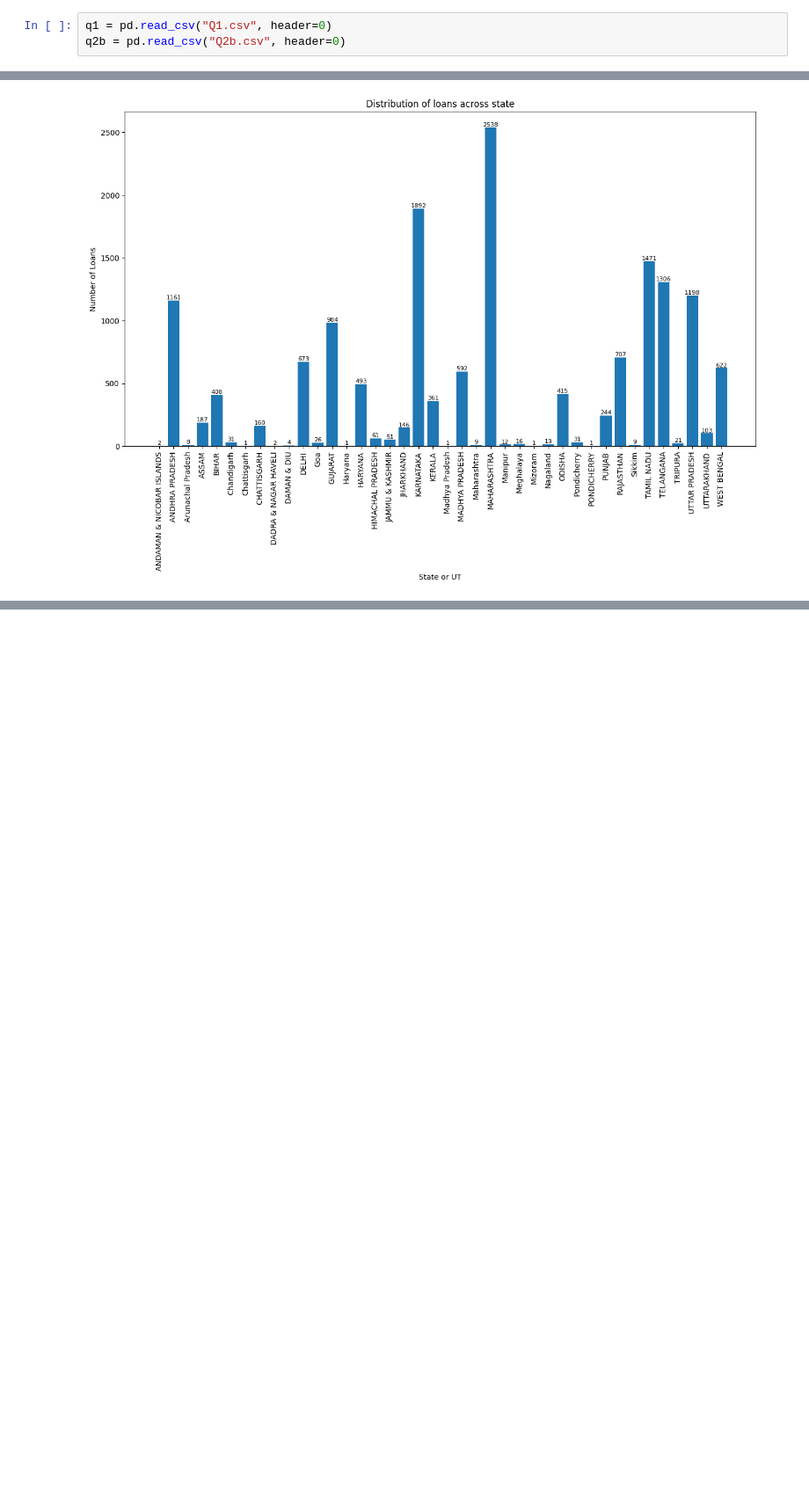
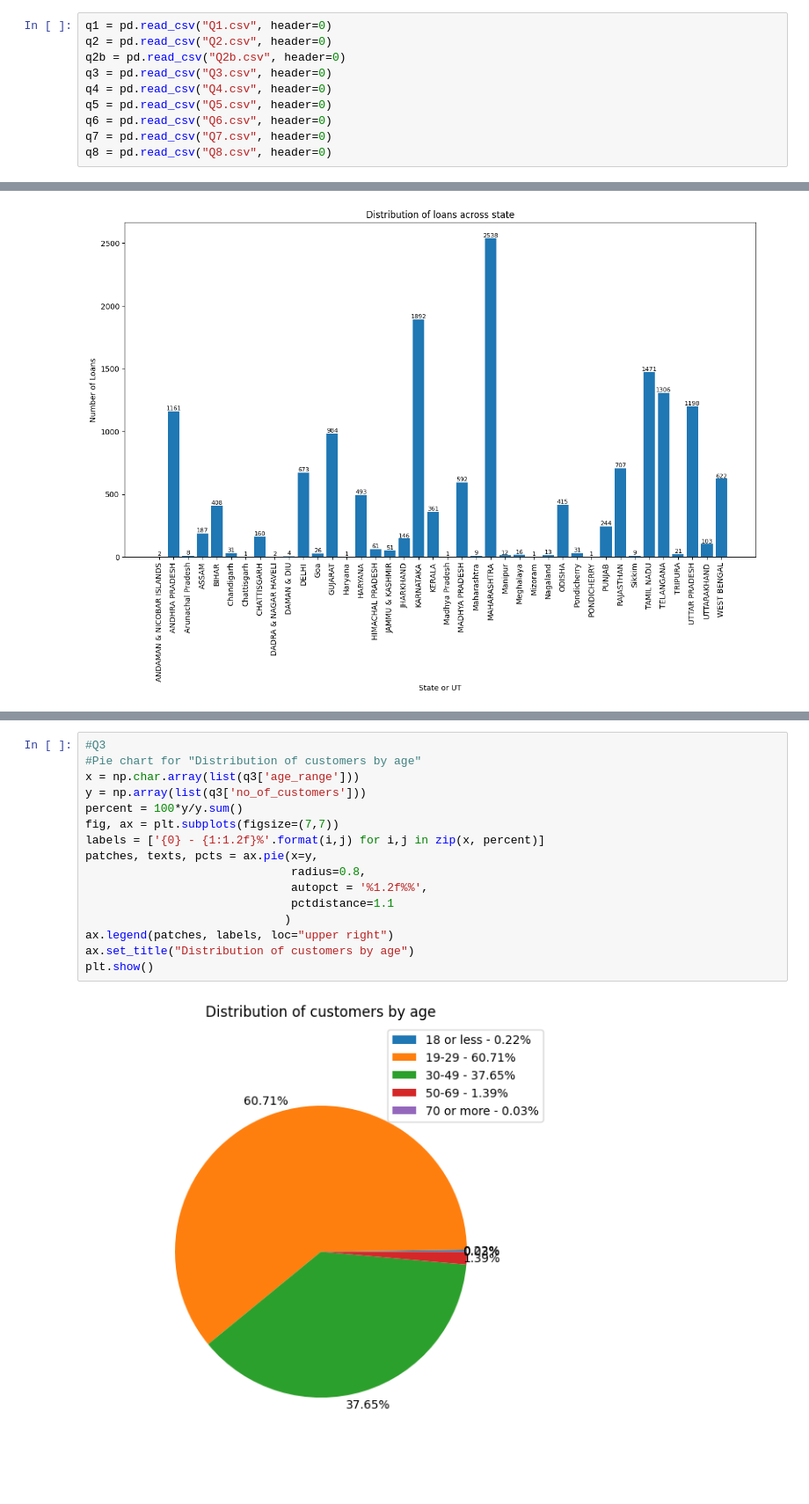
Before and after one commit to imTheDevil/loans-data-analysis, a Jupyter notebook: visualizations.ipynb, the cells around one changed output, grey strips where cells are left out. Shown at 88% size. Saved outputs shown, nothing was run; the diff lists cells and outputs as text; blank space fills up the shorter version.

```diff
--- a/visualizations.ipynb
+++ b/visualizations.ipynb
@@ -5,7 +5,14 @@ import matplotlib.pyplot as plt
 import seaborn as sns
 # %%
 q1 = pd.read_csv("Q1.csv", header=0)
+q2 = pd.read_csv("Q2.csv", header=0)
 q2b = pd.read_csv("Q2b.csv", header=0)
+q3 = pd.read_csv("Q3.csv", header=0)
+q4 = pd.read_csv("Q4.csv", header=0)
+q5 = pd.read_csv("Q5.csv", header=0)
+q6 = pd.read_csv("Q6.csv", header=0)
+q7 = pd.read_csv("Q7.csv", header=0)
+q8 = pd.read_csv("Q8.csv", header=0)
 # %%
 q1.head()
 # %% [output]
@@ -55,0 +82,18 @@ plt.show()
+# %%
+#Q3
+#Pie chart for "Distribution of customers by age"
+x = np.char.array(list(q3['age_range']))
+y = np.array(list(q3['no_of_customers']))
+percent = 100*y/y.sum()
+fig, ax = plt.subplots(figsize=(7,7))
+labels = ['{0} - {1:1.2f}%'.format(i,j) for i,j in zip(x, percent)]
+patches, texts, pcts = ax.pie(x=y,
+                              radius=0.8,
+                              autopct = '%1.2f%%',
+                              pctdistance=1.1
+                             )
+ax.legend(patches, labels, loc="upper right")
+ax.set_title("Distribution of customers by age")
+plt.show()
+# %% [output]
+[figure, added]
```
Also changed, not shown: parts of 15 cells of this notebook.
